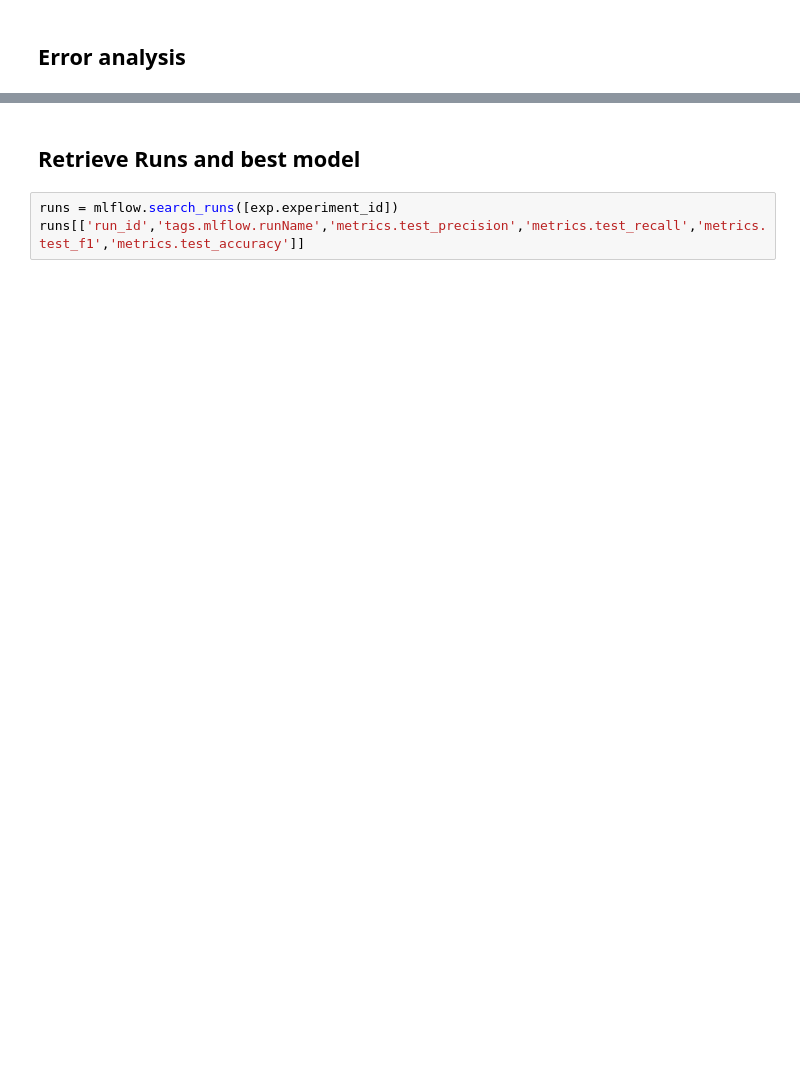
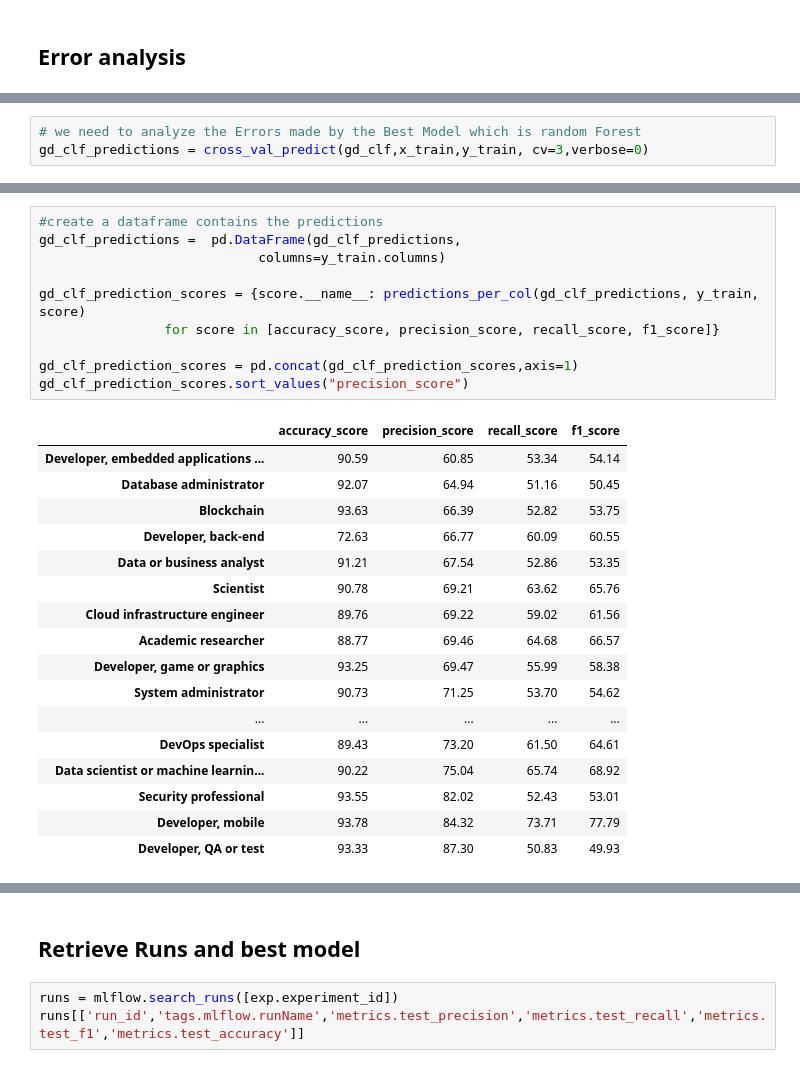
Before and after one commit to AlyAEE/Tech-Jobs-Prediction-Based-On-Your-Skillset-Project, a Jupyter notebook: Notebooks/04.Model Building.ipynb, the cells around one changed output, grey strips where cells are left out. Cells and saved outputs as stored; diff of their text form; blank space fills up the shorter version.

```diff
--- a/Notebooks/04.Model Building.ipynb
+++ b/Notebooks/04.Model Building.ipynb
@@ -975,0 +1102,3 @@ track_model(model,validation_scores)
+# %%
+# we need to analyze the Errors made by the Best Model which is random Forest
+gd_clf_predictions = cross_val_predict(gd_clf,x_train,y_train, cv=3,verbose=0)
@@ -975,0 +1123,28 @@ track_model(model,validation_scores)
+# %%
+#create a dataframe contains the predictions
+gd_clf_predictions =  pd.DataFrame(gd_clf_predictions,
+                            columns=y_train.columns)
+
+gd_clf_prediction_scores = {score.__name__: predictions_per_col(gd_clf_predictions, y_train, score)
+                for score in [accuracy_score, precision_score, recall_score, f1_score]}
+
+gd_clf_prediction_scores = pd.concat(gd_clf_prediction_scores,axis=1)
+gd_clf_prediction_scores.sort_values("precision_score")
+# %% [output]
+|  | accuracy_score | precision_score | recall_score | f1_score |
+| Developer, embedded applications ... | 90.59 | 60.85 | 53.34 | 54.14 |
+| Database administrator | 92.07 | 64.94 | 51.16 | 50.45 |
+| Blockchain | 93.63 | 66.39 | 52.82 | 53.75 |
+| Developer, back-end | 72.63 | 66.77 | 60.09 | 60.55 |
+| Data or business analyst | 91.21 | 67.54 | 52.86 | 53.35 |
+| Scientist | 90.78 | 69.21 | 63.62 | 65.76 |
+| Cloud infrastructure engineer | 89.76 | 69.22 | 59.02 | 61.56 |
+| Academic researcher | 88.77 | 69.46 | 64.68 | 66.57 |
+| Developer, game or graphics | 93.25 | 69.47 | 55.99 | 58.38 |
+| System administrator | 90.73 | 71.25 | 53.70 | 54.62 |
+| ... | ... | ... | ... | ... |
+| DevOps specialist | 89.43 | 73.20 | 61.50 | 64.61 |
+| Data scientist or machine learnin... | 90.22 | 75.04 | 65.74 | 68.92 |
+| Security professional | 93.55 | 82.02 | 52.43 | 53.01 |
+| Developer, mobile | 93.78 | 84.32 | 73.71 | 77.79 |
+| Developer, QA or test | 93.33 | 87.30 | 50.83 | 49.93 |
```
Also changed, not shown: parts of 24 cells of this notebook, 1 other file.
